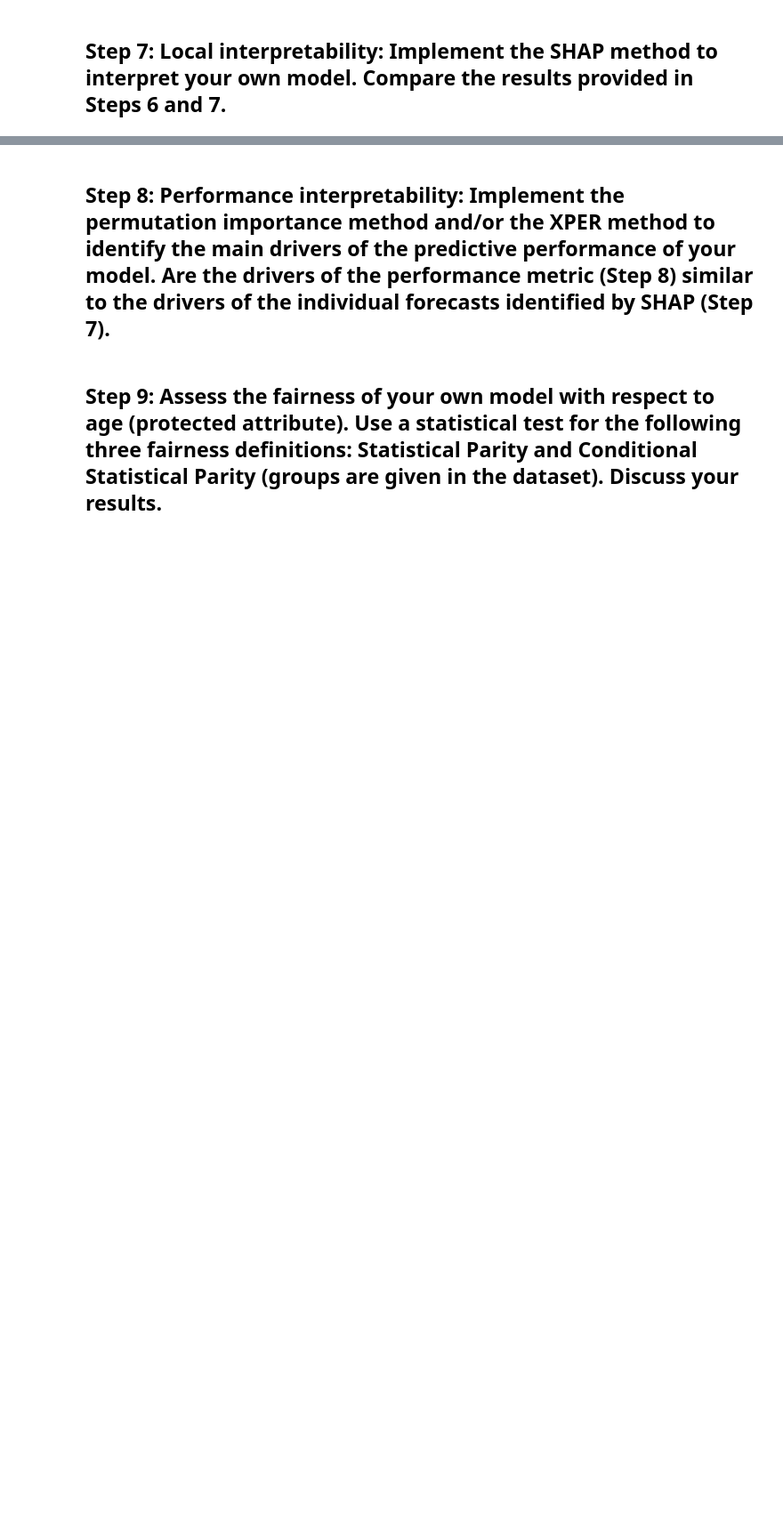
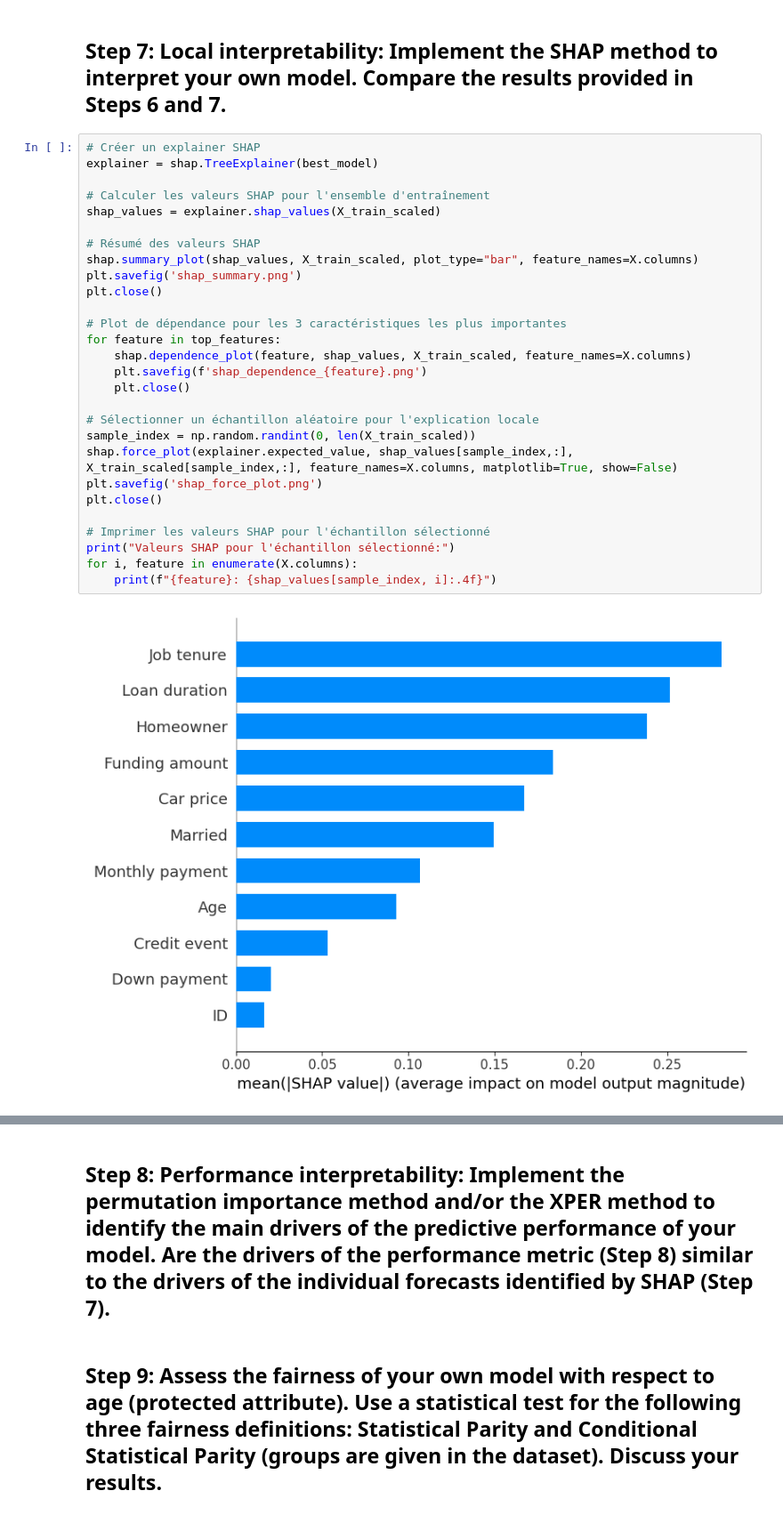
Before and after one commit to agossetX/interpretability_algorithmic_fairness_group_2, a Jupyter notebook: main.ipynb, the cells around one changed output, grey strips where cells are left out. Shown at 89% size. Drawn from its saved outputs; the diff is of its cells as text; blank space fills up the shorter version.

```diff
--- a/main.ipynb
+++ b/main.ipynb
@@ -234,2 +235,32 @@ Top feature indices: [1, 10, 9]
 # %% [markdown]
 ## Step 7: Local interpretability: Implement the SHAP method to interpret your own model. Compare the results provided in Steps 6 and 7.
+# %%
+# Créer un explainer SHAP
+explainer = shap.TreeExplainer(best_model)
+
+# Calculer les valeurs SHAP pour l'ensemble d'entraînement
+shap_values = explainer.shap_values(X_train_scaled)
+
+# Résumé des valeurs SHAP
+shap.summary_plot(shap_values, X_train_scaled, plot_type="bar", feature_names=X.columns)
+plt.savefig('shap_summary.png')
+plt.close()
+
+# Plot de dépendance pour les 3 caractéristiques les plus importantes
+for feature in top_features:
+    shap.dependence_plot(feature, shap_values, X_train_scaled, feature_names=X.columns)
+    plt.savefig(f'shap_dependence_{feature}.png')
+    plt.close()
+
+# Sélectionner un échantillon aléatoire pour l'explication locale
+sample_index = np.random.randint(0, len(X_train_scaled))
+shap.force_plot(explainer.expected_value, shap_values[sample_index,:], X_train_scaled[sample_index,:], feature_names=X.columns, matplotlib=True, show=False)
+plt.savefig('shap_force_plot.png')
+plt.close()
+
+# Imprimer les valeurs SHAP pour l'échantillon sélectionné
+print("Valeurs SHAP pour l'échantillon sélectionné:")
+for i, feature in enumerate(X.columns):
+    print(f"{feature}: {shap_values[sample_index, i]:.4f}")
+# %% [output]
+[figure, added]
```
Also changed, not shown: parts of 4 cells of this notebook.
